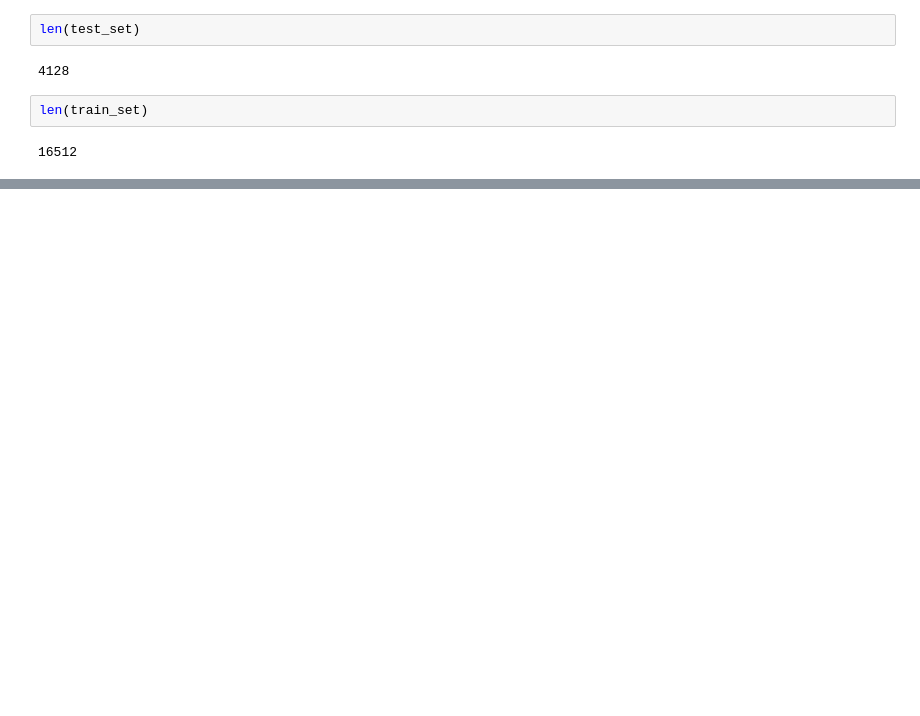
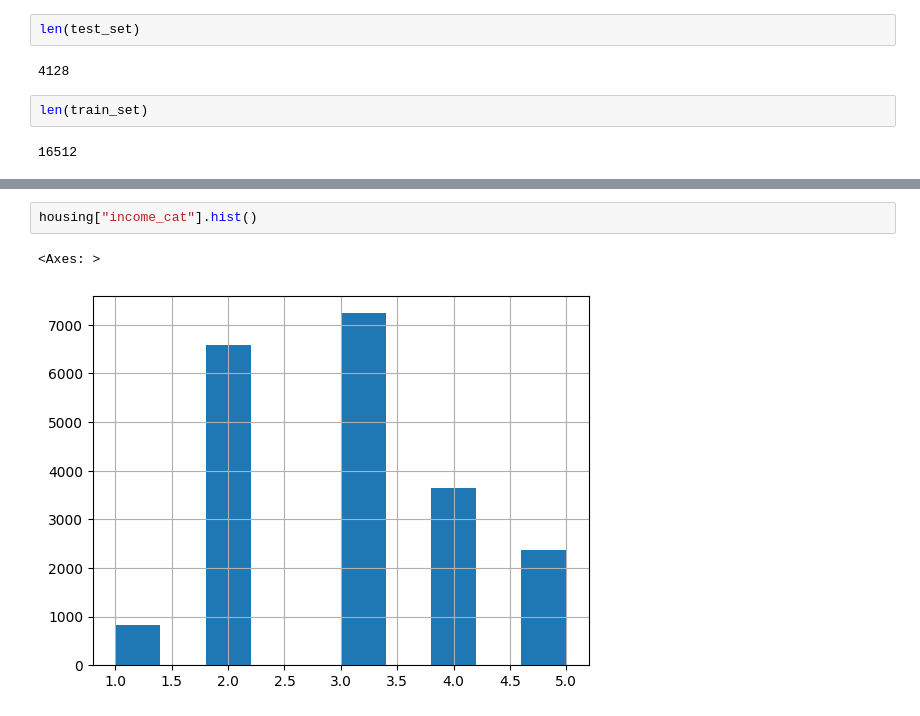
Before and after one commit to ShashankMk031/Housing_linear-regression_model, a Jupyter notebook: Housing_Linear_regression_model.ipynb, the cells around one changed output, grey strips where cells are left out. Cells and saved outputs as stored; diff of their text form; blank space fills up the shorter version.

```diff
--- a/Housing_Linear_regression_model.ipynb
+++ b/Housing_Linear_regression_model.ipynb
@@ -120,0 +149,5 @@ len(train_set)
+# %%
+housing["income_cat"].hist()
+# %% [output]
+<Axes: >
+[figure, added]
```
Also changed, not shown: parts of 8 cells of this notebook.
